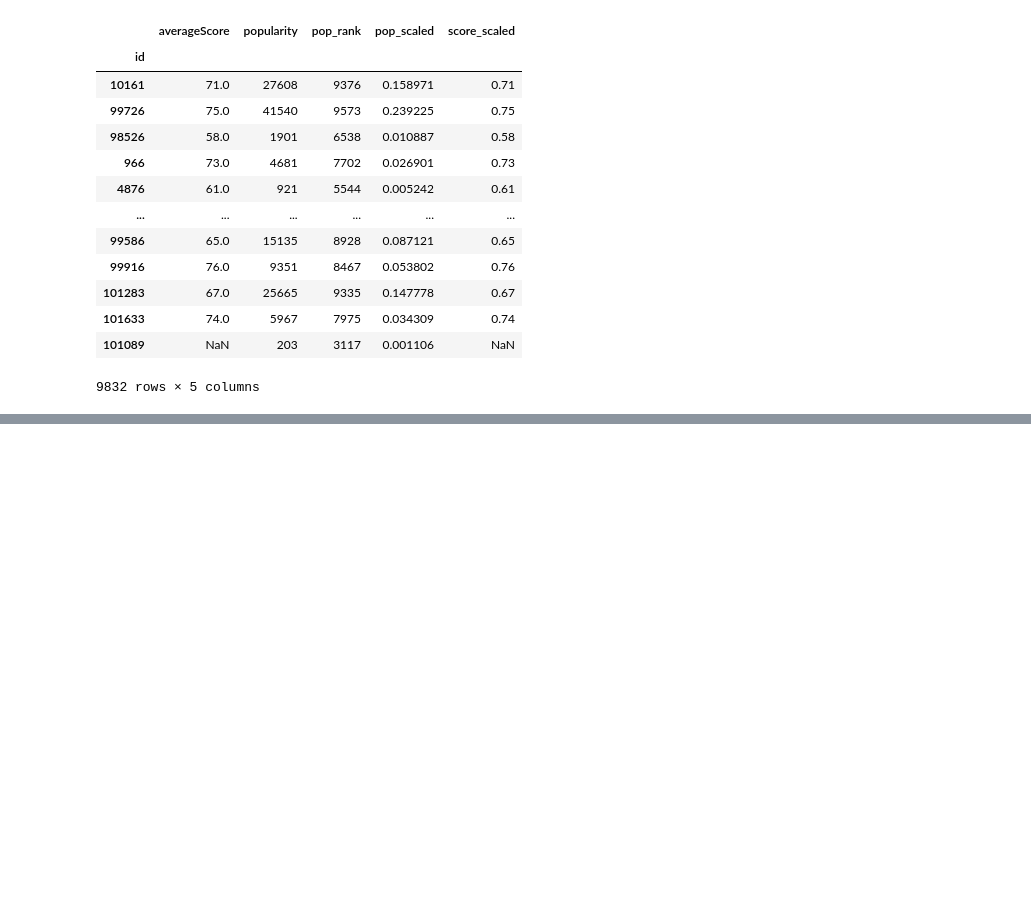
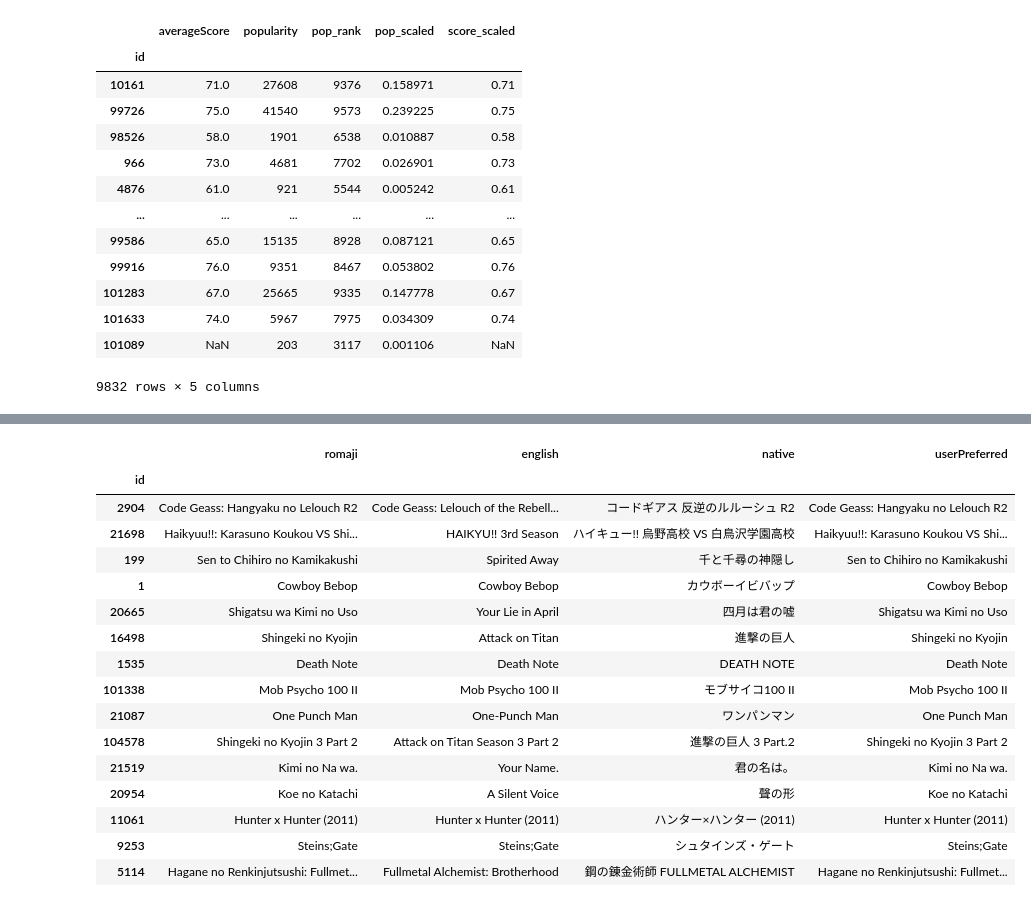
Before and after one commit to sn-ekstrand/content-based-anime-recommender, a Jupyter notebook: initial_eda.ipynb, the cells around one changed output, grey strips where cells are left out. Saved outputs shown, nothing was run; the diff lists cells and outputs as text; code cells hidden in the pictures; blank space fills up the shorter version.

```diff
--- a/initial_eda.ipynb
+++ b/initial_eda.ipynb
@@ -779,0 +857,20 @@ score_df
+# %%
+title_df.loc[list(top_15_df.index.values),:]
+# %% [output]
+|  | romaji | english | native | userPreferred |
+| id |  |  |  |  |
+| 2904 | Code Geass: Hangyaku no Lelouch R2 | Code Geass: Lelouch of the Rebell... | コードギアス 反逆のルルーシュ R2 | Code Geass: Hangyaku no Lelouch R2 |
+| 21698 | Haikyuu!!: Karasuno Koukou VS Shi... | HAIKYU!! 3rd Season | ハイキュー!! 烏野高校 VS 白鳥沢学園高校 | Haikyuu!!: Karasuno Koukou VS Shi... |
+| 199 | Sen to Chihiro no Kamikakushi | Spirited Away | 千と千尋の神隠し | Sen to Chihiro no Kamikakushi |
+| 1 | Cowboy Bebop | Cowboy Bebop | カウボーイビバップ | Cowboy Bebop |
+| 20665 | Shigatsu wa Kimi no Uso | Your Lie in April | 四月は君の嘘 | Shigatsu wa Kimi no Uso |
+| 16498 | Shingeki no Kyojin | Attack on Titan | 進撃の巨人 | Shingeki no Kyojin |
+| 1535 | Death Note | Death Note | DEATH NOTE | Death Note |
+| 101338 | Mob Psycho 100 II | Mob Psycho 100 II | モブサイコ100 II | Mob Psycho 100 II |
+| 21087 | One Punch Man | One-Punch Man | ワンパンマン | One Punch Man |
+| 104578 | Shingeki no Kyojin 3 Part 2 | Attack on Titan Season 3 Part 2 | 進撃の巨人 3 Part.2 | Shingeki no Kyojin 3 Part 2 |
+| 21519 | Kimi no Na wa. | Your Name. | 君の名は。 | Kimi no Na wa. |
+| 20954 | Koe no Katachi | A Silent Voice | 聲の形 | Koe no Katachi |
+| 11061 | Hunter x Hunter (2011) | Hunter x Hunter (2011) | ハンター×ハンター (2011) | Hunter x Hunter (2011) |
+| 9253 | Steins;Gate | Steins;Gate | シュタインズ・ゲート | Steins;Gate |
+| 5114 | Hagane no Renkinjutsushi: Fullmet... | Fullmetal Alchemist: Brotherhood | 鋼の錬金術師 FULLMETAL ALCHEMIST | Hagane no Renkinjutsushi: Fullmet... |
```
Also changed, not shown: parts of 9 cells of this notebook.
